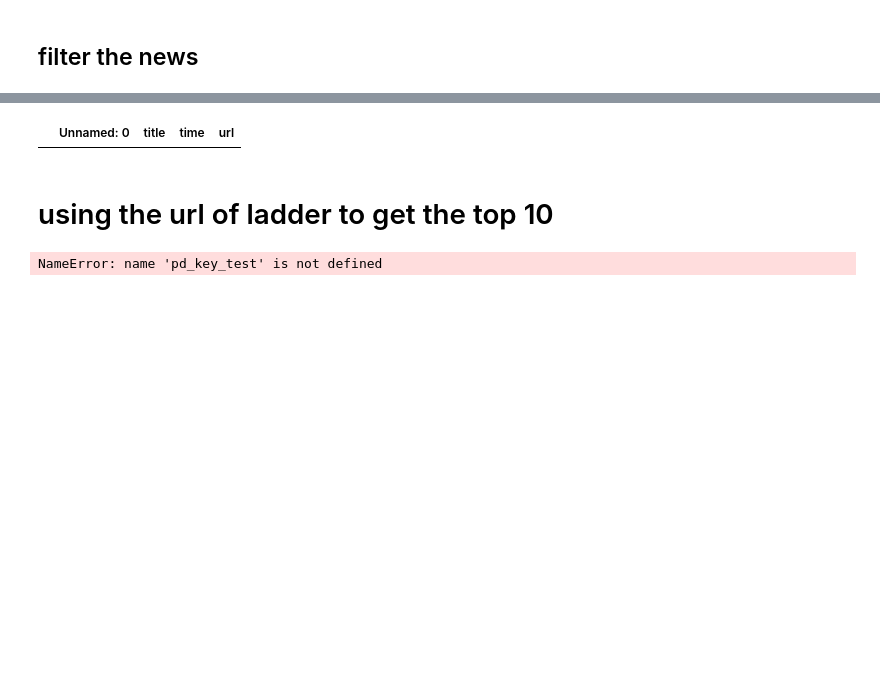
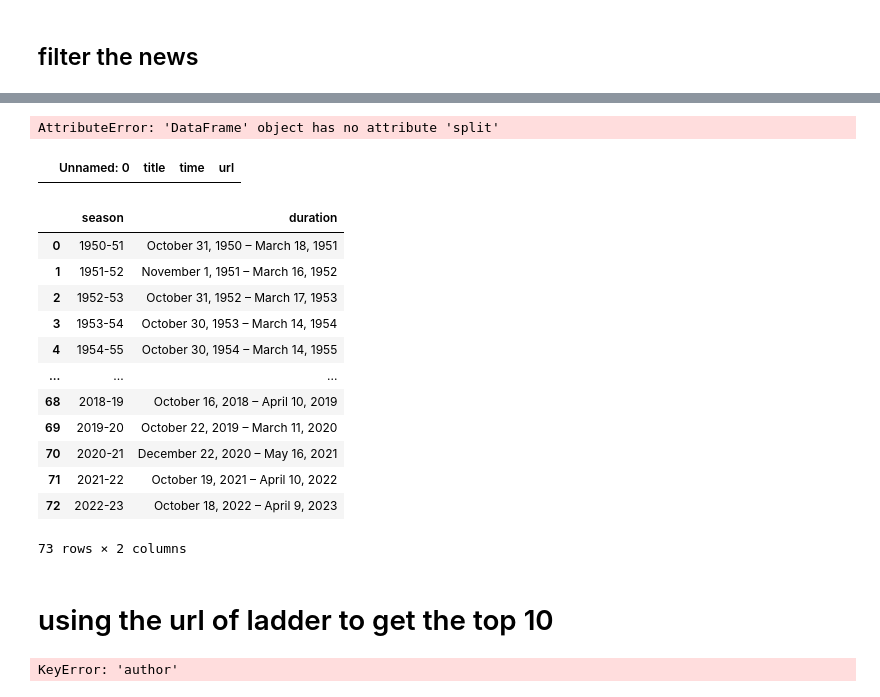
Before and after one commit to tz1211/DS105L-Project-404-Not-Found, a Jupyter notebook: Code/get_news_in_season.ipynb, the cells around one changed output, grey strips where cells are left out. Saved outputs shown, nothing was run; the diff lists cells and outputs as text; code cells hidden in the pictures; blank space fills up the shorter version.

```diff
--- a/Code/get_news_in_season.ipynb
+++ b/Code/get_news_in_season.ipynb
@@ -55,6 +163,6 @@ def filter_news_by_time(news_df, date_duration):
 # %%
-pd_all_news_for_duration = pd_all_news.copy()
-news_2023 = filter_news_by_time(pd_all_news_for_duration, duration_list[-1])
+pd_all_news_for_duration = df_nba_news_archive.copy()
+news_2023 = filter_news_by_time(pd_all_news_for_duration, df_season)
 news_2022 = filter_news_by_time(pd_all_news_for_duration, duration_list[-2])
 news_2021 = filter_news_by_time(pd_all_news_for_duration, duration_list[-3])
 news_2020 = filter_news_by_time(pd_all_news_for_duration, duration_list[-4])
@@ -68,10 +176,28 @@ news_2013 = filter_news_by_time(pd_all_news_for_duration, duration_list[-11])
 news_2012 = filter_news_by_time(pd_all_news_for_duration, duration_list[-12])
 news_2011 = filter_news_by_time(pd_all_news_for_duration, duration_list[-13])
 news_2010 = filter_news_by_time(pd_all_news_for_duration, duration_list[-14])
+# %% [output]
+AttributeError: 'DataFrame' object has no attribute 'split'
-# %%
-news_2010
-# %% [output]
-|  | Unnamed: 0 | title | time | url |
+# %%
+news_2023
+# %% [output]
+|  | Unnamed: 0 | title | time | url |
+# %%
+df_season
+# %% [output]
+|  | season | duration |
+| 0 | 1950-51 | October 31, 1950 – March 18, 1951 |
+| 1 | 1951-52 | November 1, 1951 – March 16, 1952 |
+| 2 | 1952-53 | October 31, 1952 – March 17, 1953 |
+| 3 | 1953-54 | October 30, 1953 – March 14, 1954 |
+| 4 | 1954-55 | October 30, 1954 – March 14, 1955 |
+| ... | ... | ... |
+| 68 | 2018-19 | October 16, 2018 – April 10, 2019 |
+| 69 | 2019-20 | October 22, 2019 – March 11, 2020 |
+| 70 | 2020-21 | December 22, 2020 – May 16, 2021 |
+| 71 | 2021-22 | October 19, 2021 – April 10, 2022 |
+| 72 | 2022-23 | October 18, 2022 – April 9, 2023 |
+73 rows × 2 columns
 # %% [markdown]
 # using the url of ladder to get the top 10
 # %%
@@ -116,7 +242,7 @@ def get_player_news(player_list):
 credit_article = []
 credit_followers = []
 credit_tweets = []
-for name in pd_key_test["author"]:
+for name in df_nba_news_archive["author"]:
     if name == "None":
         credit_article.append(name)
         credit_followers.append(name)
@@ -151,5 +277,5 @@ for name in pd_key_test["author"]:
             if len(credit_tweets) < len(credit_article):
                 credit_tweets.append("None")
 # %% [output]
-NameError: name 'pd_key_test' is not defined
+KeyError: 'author'
 # %%
```
Also changed, not shown: parts of 18 cells of this notebook, 1 other file.
